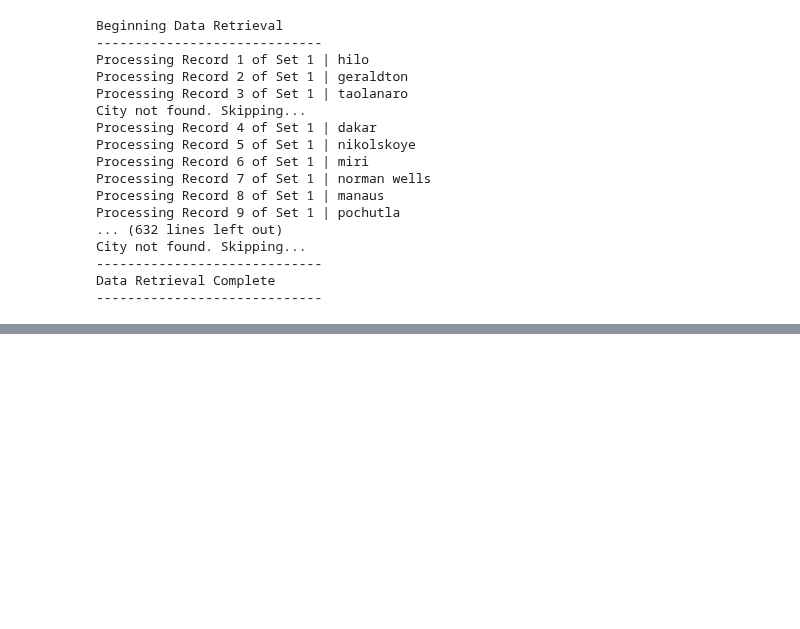
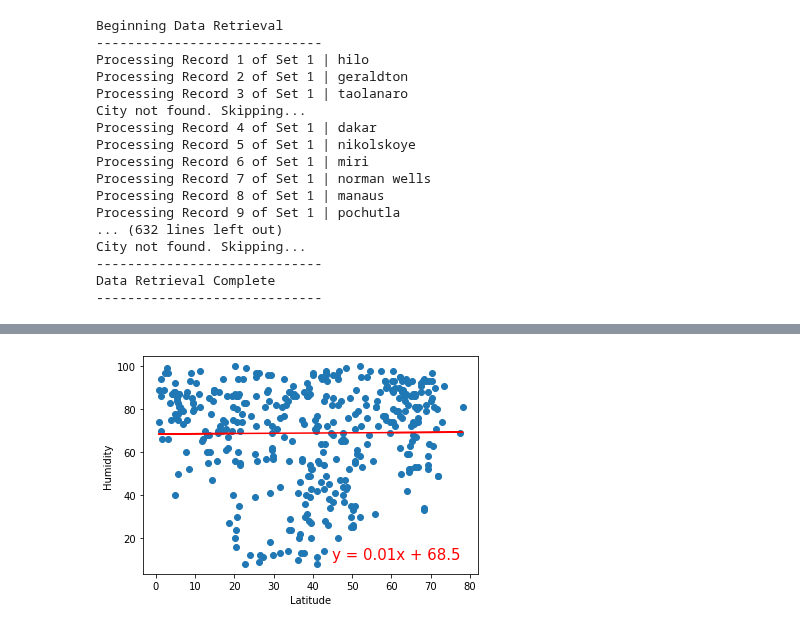
Before and after one commit to peterdyke/World_Weather_Analysis, a Jupyter notebook: WeatherPy.ipynb, the cells around one changed output, grey strips where cells are left out. Saved outputs shown, nothing was run; the diff lists cells and outputs as text; code cells hidden in the pictures; blank space fills up the shorter version.

```diff
--- a/WeatherPy.ipynb
+++ b/WeatherPy.ipynb
@@ -265,0 +323,10 @@ plt.show()
+# %%
+# Linear regression on the Northern Hemisphere, Lats vs Humidity
+x_values = northern_hemi_df["Lat"]
+y_values = northern_hemi_df["Humidity"]
+# Call the function.
+plot_linear_regression(x_values, y_values,
+                       'Linear Regression on the Northern Hemisphere \
+                        for Humidity', 'Humidity',(45,10))
+# %% [output]
+[figure, added]
```
Also changed, not shown: parts of 19 cells of this notebook.
